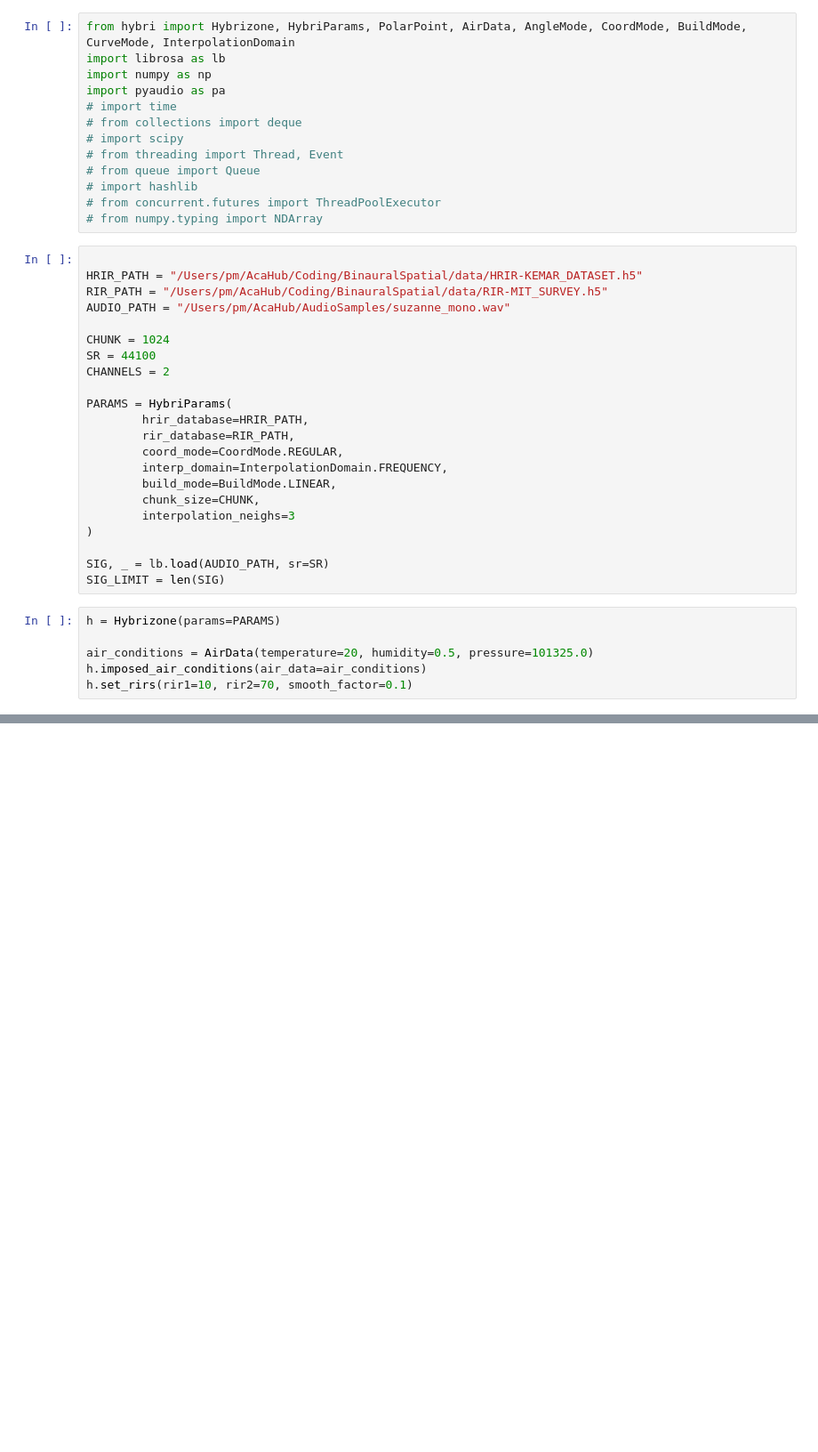
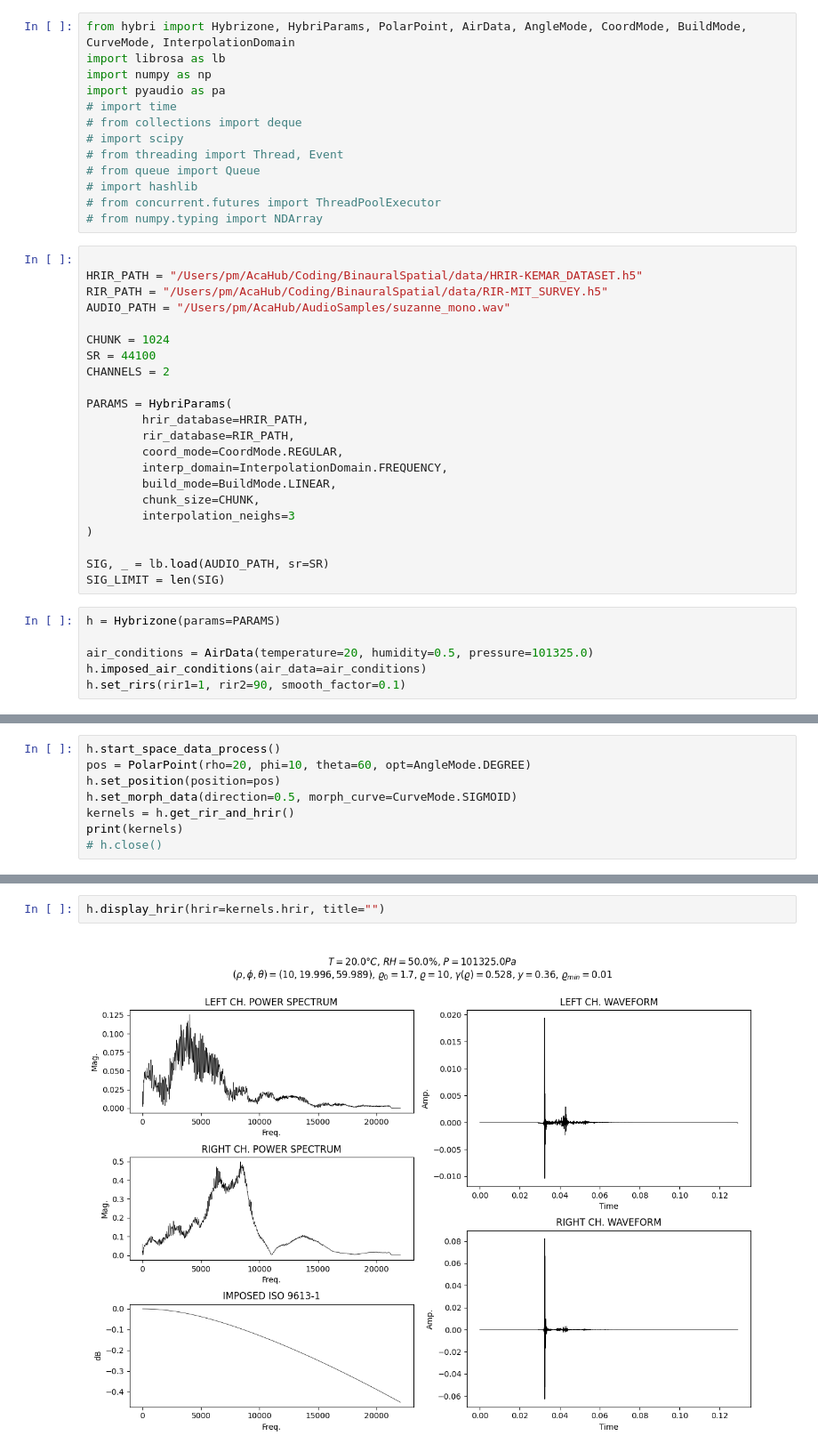
Before and after one commit to PasqualeMainolfi/Hybrizone, a Jupyter notebook: test.ipynb, the cells around one changed output, grey strips where cells are left out. Shown at 89% size. Saved outputs shown, nothing was run; the diff lists cells and outputs as text; blank space fills up the shorter version.

```diff
--- a/test.ipynb
+++ b/test.ipynb
@@ -38,7 +38,7 @@ h = Hybrizone(params=PARAMS)
 
 air_conditions = AirData(temperature=20, humidity=0.5, pressure=101325.0)
 h.imposed_air_conditions(air_data=air_conditions)
-h.set_rirs(rir1=10, rir2=70, smooth_factor=0.1)
+h.set_rirs(rir1=1, rir2=90, smooth_factor=0.1)
 # %%
 h.start_space_data_process()
 
@@ -84,0 +82,8 @@ KeyboardInterrupt:
+# %%
+h.start_space_data_process()
+pos = PolarPoint(rho=20, phi=10, theta=60, opt=AngleMode.DEGREE)
+h.set_position(position=pos)
+h.set_morph_data(direction=0.5, morph_curve=CurveMode.SIGMOID)
+kernels = h.get_rir_and_hrir()
+print(kernels)
+# h.close()
@@ -84,0 +105,4 @@ KeyboardInterrupt:
+# %%
+h.display_hrir(hrir=kernels.hrir, title="")
+# %% [output]
+[figure, added]
```
Also changed, not shown: parts of 7 cells of this notebook, 11 other files.
